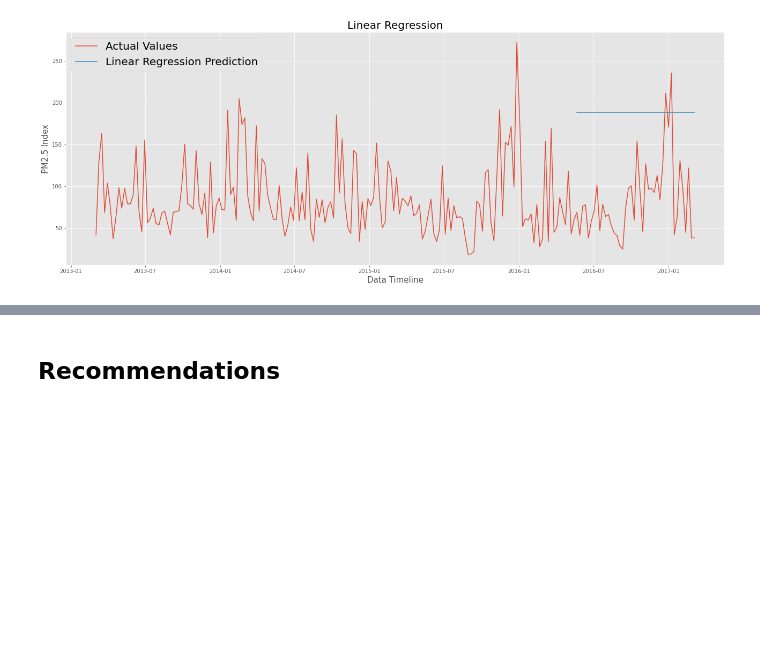
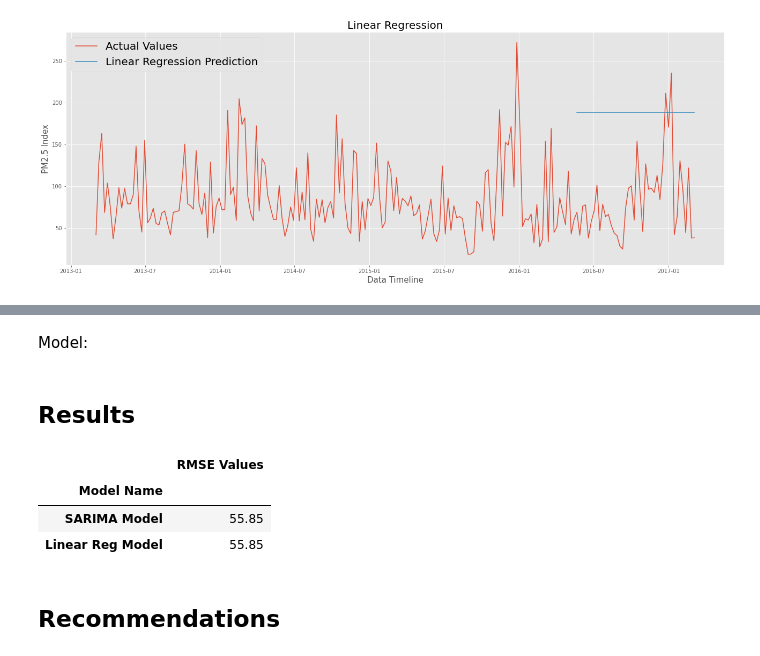
Before and after one commit to jonvis23/Air-Quality-Forecasting, a Jupyter notebook: notebook.ipynb, the cells around one changed output, grey strips where cells are left out. Drawn from its saved outputs; the diff is of its cells as text; code cells hidden in the pictures; blank space fills up the shorter version.

```diff
--- a/notebook.ipynb
+++ b/notebook.ipynb
@@ -832,2 +835,18 @@ Text(0.5, 1.0, 'Linear Regression')
+# %% [markdown]
+Model:
+# %% [markdown]
+## Results
+# %%
+models = [ 'SARIMA Model','Linear Reg Model']
+rmses = [round(rmsePM, 2), round(rmsePM, 2)]
+results = pd.DataFrame(list(zip(models, rmses)),
+                       columns =['Model Name', 'RMSE Values'])
+results.set_index('Model Name', inplace = True)
+results
+# %% [output]
+|  | RMSE Values |
+| Model Name |  |
+| SARIMA Model | 55.85 |
+| Linear Reg Model | 55.85 |
 # %% [markdown]
 ## Recommendations
```
Also changed, not shown: parts of 3 cells of this notebook.
